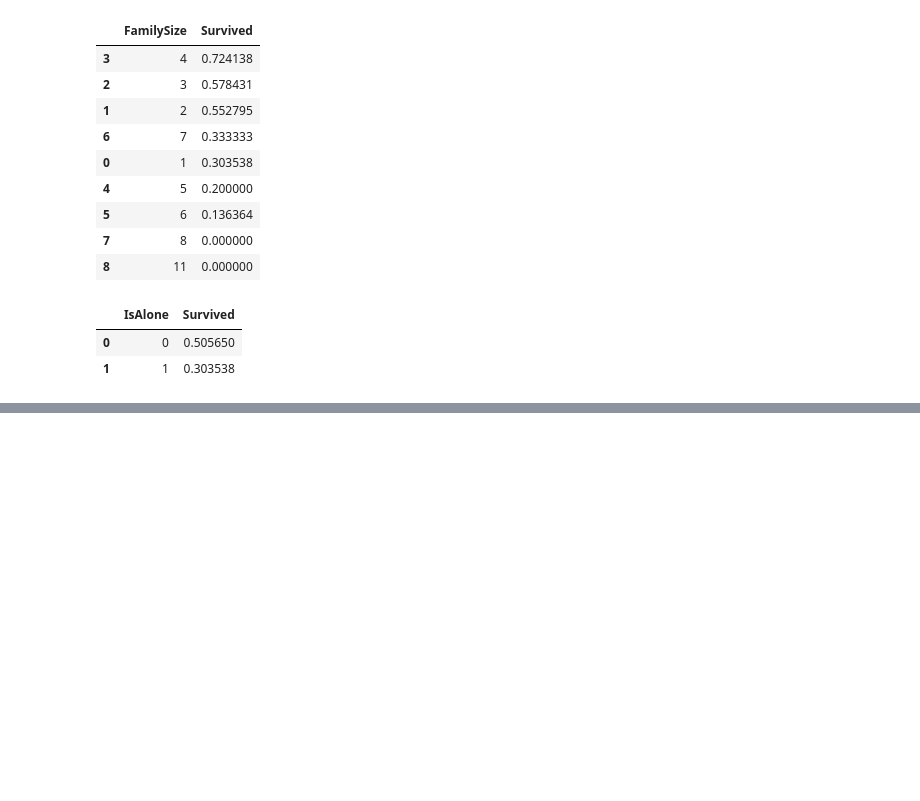
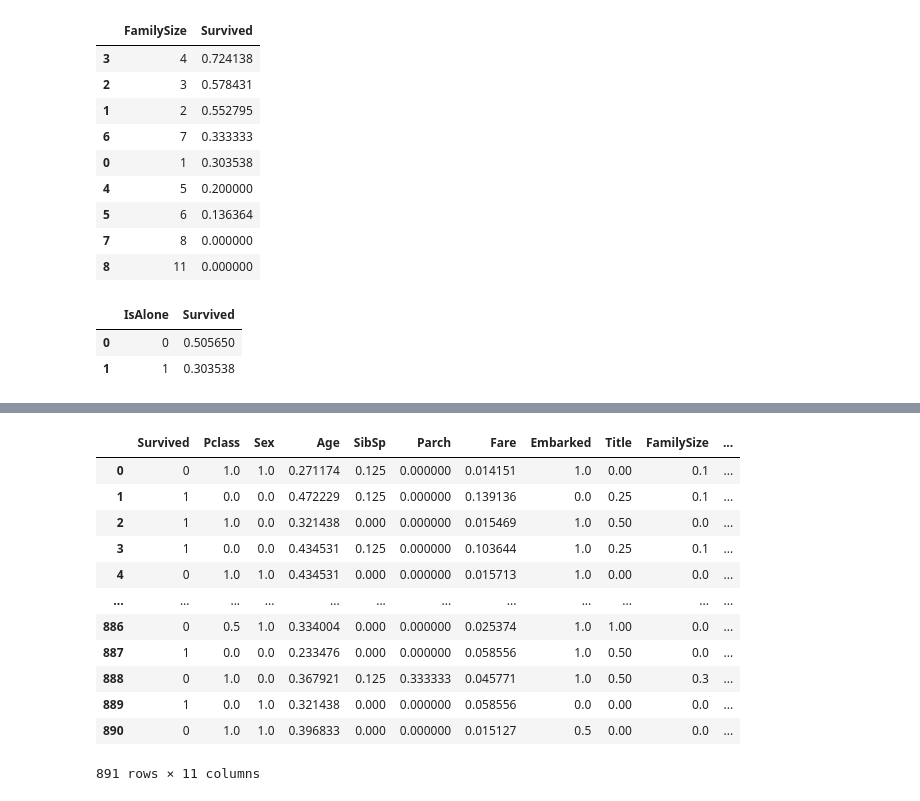
Before and after one commit to Imran1hp/Titanic---Machine-Learning-from-Disaster, a Jupyter notebook: Titanic_data_set.ipynb, the cells around one changed output, grey strips where cells are left out. Saved outputs shown, nothing was run; the diff lists cells and outputs as text; code cells hidden in the pictures; blank space fills up the shorter version.

```diff
--- a/Titanic_data_set.ipynb
+++ b/Titanic_data_set.ipynb
@@ -364,0 +411,36 @@ train_df[['IsAlone','Survived']].groupby(['IsAlone'],as_index=False).mean().sort
+# %%
+input_cols = [
+ 'Pclass',
+ 'Sex',
+ 'Age',
+ 'SibSp',
+ 'Parch',
+ 'Fare',
+ 'Embarked',
+ 'Title',
+ 'FamilySize',
+ 'IsAlone']
+# %%
+from sklearn.preprocessing import MinMaxScaler
+
+scaler = MinMaxScaler()
+scaler.fit(train_df[input_cols])
+
+train_df[input_cols] = scaler.transform(train_df[input_cols])
+test_df[input_cols] = scaler.transform(test_df[input_cols])
+# %%
+train_df
+# %% [output]
+|  | Survived | Pclass | Sex | Age | SibSp | Parch | Fare | Embarked | Title | FamilySize | ... |
+| 0 | 0 | 1.0 | 1.0 | 0.271174 | 0.125 | 0.000000 | 0.014151 | 1.0 | 0.00 | 0.1 | ... |
+| 1 | 1 | 0.0 | 0.0 | 0.472229 | 0.125 | 0.000000 | 0.139136 | 0.0 | 0.25 | 0.1 | ... |
+| 2 | 1 | 1.0 | 0.0 | 0.321438 | 0.000 | 0.000000 | 0.015469 | 1.0 | 0.50 | 0.0 | ... |
+| 3 | 1 | 0.0 | 0.0 | 0.434531 | 0.125 | 0.000000 | 0.103644 | 1.0 | 0.25 | 0.1 | ... |
+| 4 | 0 | 1.0 | 1.0 | 0.434531 | 0.000 | 0.000000 | 0.015713 | 1.0 | 0.00 | 0.0 | ... |
+| ... | ... | ... | ... | ... | ... | ... | ... | ... | ... | ... | ... |
+| 886 | 0 | 0.5 | 1.0 | 0.334004 | 0.000 | 0.000000 | 0.025374 | 1.0 | 1.00 | 0.0 | ... |
+| 887 | 1 | 0.0 | 0.0 | 0.233476 | 0.000 | 0.000000 | 0.058556 | 1.0 | 0.50 | 0.0 | ... |
+| 888 | 0 | 1.0 | 0.0 | 0.367921 | 0.125 | 0.333333 | 0.045771 | 1.0 | 0.50 | 0.3 | ... |
+| 889 | 1 | 0.0 | 1.0 | 0.321438 | 0.000 | 0.000000 | 0.058556 | 0.0 | 0.00 | 0.0 | ... |
+| 890 | 0 | 1.0 | 1.0 | 0.396833 | 0.000 | 0.000000 | 0.015127 | 0.5 | 0.00 | 0.0 | ... |
+891 rows × 11 columns
```
Also changed, not shown: parts of 8 cells of this notebook.
